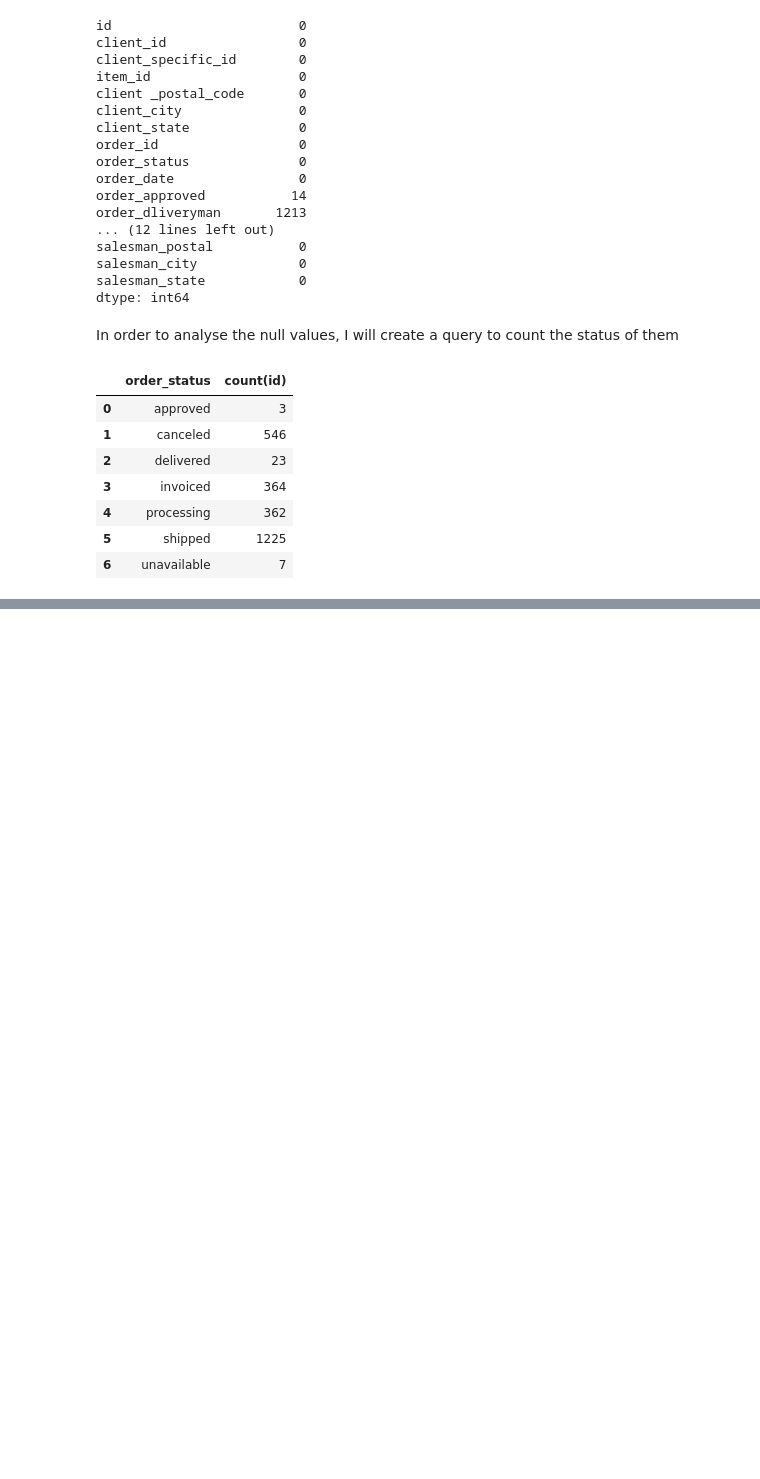
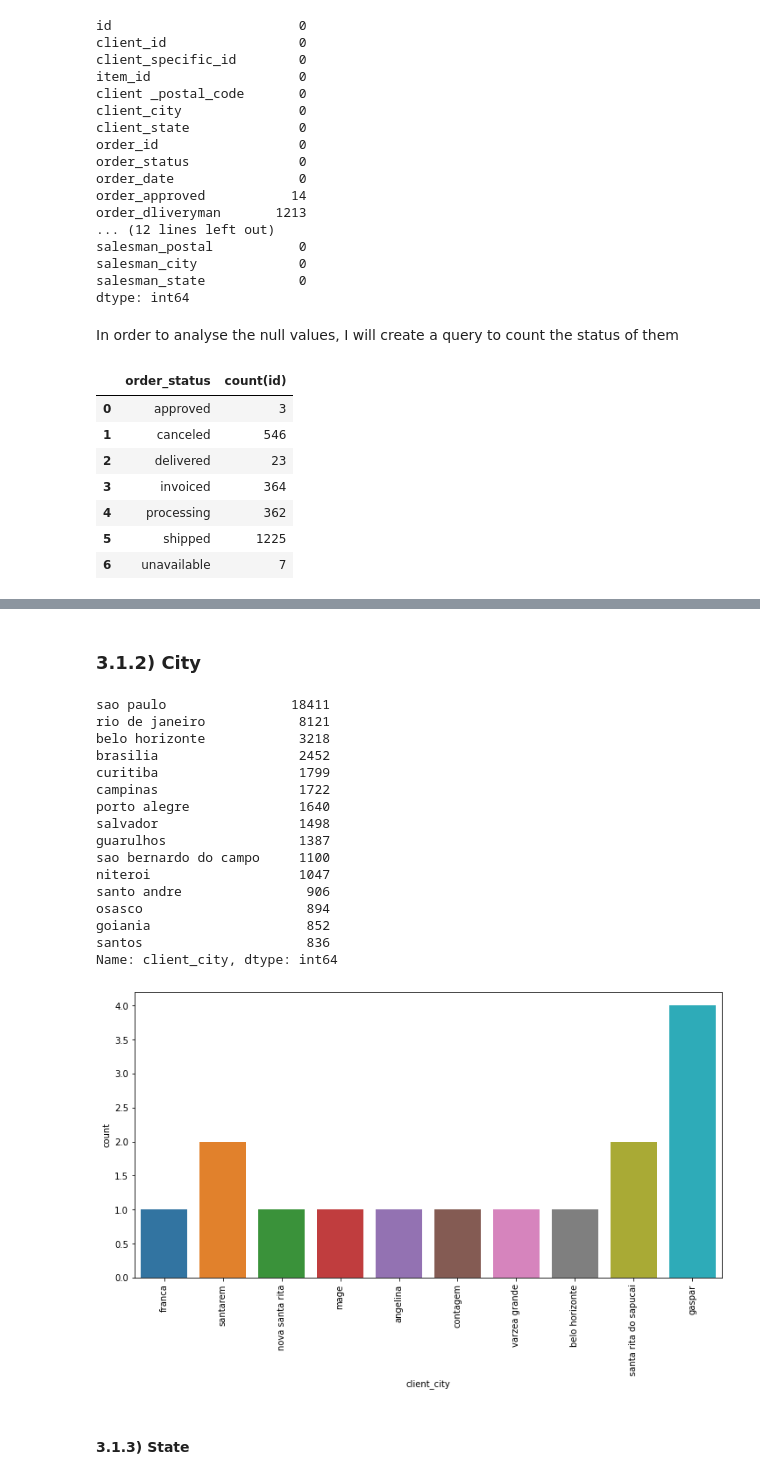
Before and after one commit to barbarafarah/clustering-clients, a Jupyter notebook: clustering.ipynb, the cells around one changed output, grey strips where cells are left out. Saved outputs shown, nothing was run; the diff lists cells and outputs as text; code cells hidden in the pictures; blank space fills up the shorter version.

```diff
--- a/clustering.ipynb
+++ b/clustering.ipynb
@@ -212,0 +237,28 @@ PandaSQLException: (sqlite3.OperationalError) no such table: df_info_clients
+# %% [markdown]
+### 3.1.2) City
+# %%
+print(df_info_clients['client_city'].value_counts(normalize=False).head(15))
+plt.figure(figsize=(12, 6))
+sns.countplot(data=df_info_clients.head(15), x="client_city")
+plt.xticks(rotation=90)
+plt.show()
+# %% [output]
+sao paulo                18411
+rio de janeiro            8121
+belo horizonte            3218
+brasilia                  2452
+curitiba                  1799
+campinas                  1722
+porto alegre              1640
+salvador                  1498
+guarulhos                 1387
+sao bernardo do campo     1100
+niteroi                   1047
+santo andre                906
+osasco                     894
+goiania                    852
+santos                     836
+Name: client_city, dtype: int64
+[figure, added]
+# %% [markdown]
+#### 3.1.3) State
```
Also changed, not shown: parts of 9 cells of this notebook.
